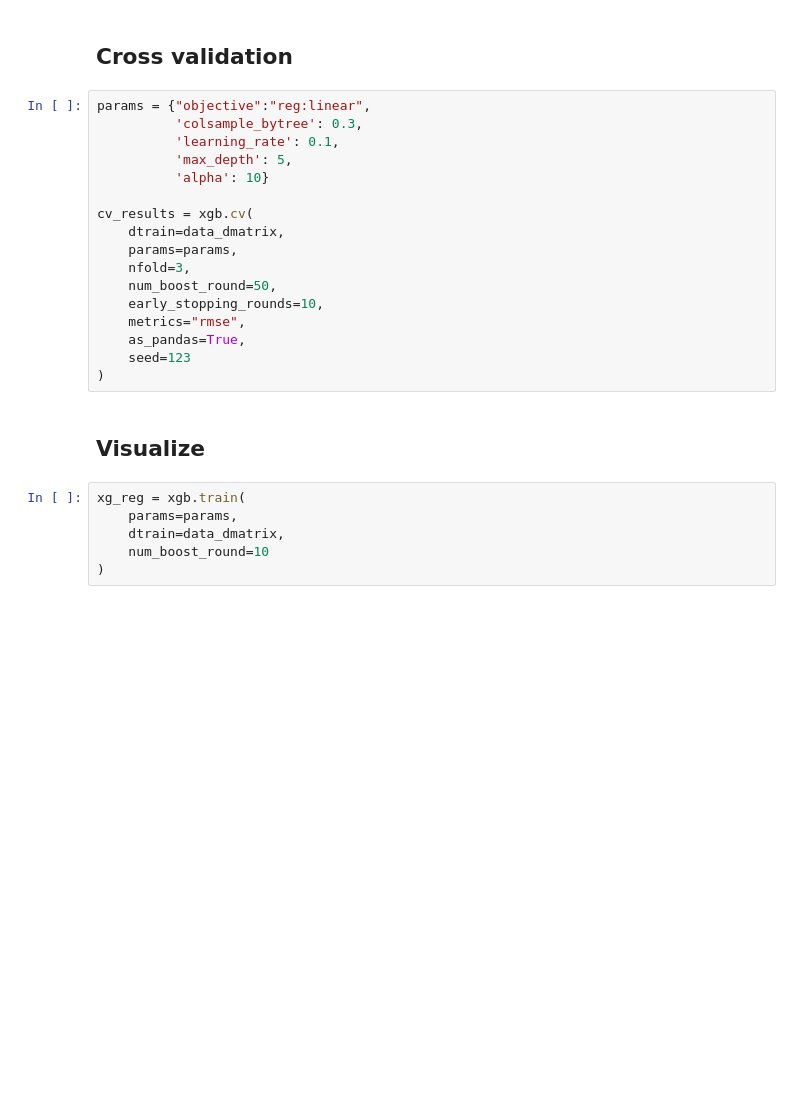
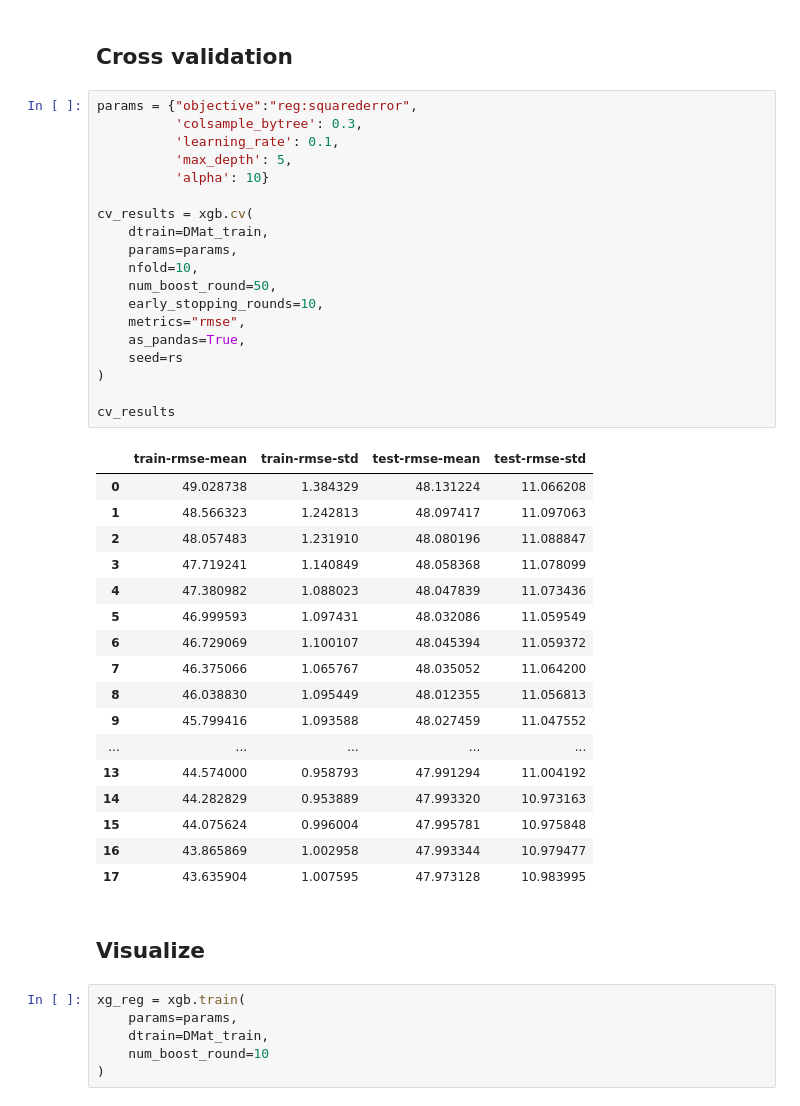
Before and after one commit to Mkyleran/mid-term-project-I, a Jupyter notebook: src/XGBoost.ipynb, the cells around one changed output. Cells and saved outputs as stored; diff of their text form; blank space fills up the shorter version.

```diff
--- a/src/XGBoost.ipynb
+++ b/src/XGBoost.ipynb
@@ -245,28 +286,48 @@ print(f'RMSE: {rmse}')
 # %% [markdown]
 ## Cross validation
 # %%
-params = {"objective":"reg:linear",
+params = {"objective":"reg:squarederror",
           'colsample_bytree': 0.3,
           'learning_rate': 0.1,
           'max_depth': 5,
           'alpha': 10}
 
 cv_results = xgb.cv(
-    dtrain=data_dmatrix,
+    dtrain=DMat_train,
     params=params,
-    nfold=3,
+    nfold=10,
     num_boost_round=50,
     early_stopping_rounds=10,
     metrics="rmse",
     as_pandas=True,
-    seed=123
+    seed=rs
 )
+
+cv_results
+# %% [output]
+|  | train-rmse-mean | train-rmse-std | test-rmse-mean | test-rmse-std |
+| 0 | 49.028738 | 1.384329 | 48.131224 | 11.066208 |
+| 1 | 48.566323 | 1.242813 | 48.097417 | 11.097063 |
+| 2 | 48.057483 | 1.231910 | 48.080196 | 11.088847 |
+| 3 | 47.719241 | 1.140849 | 48.058368 | 11.078099 |
+| 4 | 47.380982 | 1.088023 | 48.047839 | 11.073436 |
+| 5 | 46.999593 | 1.097431 | 48.032086 | 11.059549 |
+| 6 | 46.729069 | 1.100107 | 48.045394 | 11.059372 |
+| 7 | 46.375066 | 1.065767 | 48.035052 | 11.064200 |
+| 8 | 46.038830 | 1.095449 | 48.012355 | 11.056813 |
+| 9 | 45.799416 | 1.093588 | 48.027459 | 11.047552 |
+| ... | ... | ... | ... | ... |
+| 13 | 44.574000 | 0.958793 | 47.991294 | 11.004192 |
+| 14 | 44.282829 | 0.953889 | 47.993320 | 10.973163 |
+| 15 | 44.075624 | 0.996004 | 47.995781 | 10.975848 |
+| 16 | 43.865869 | 1.002958 | 47.993344 | 10.979477 |
+| 17 | 43.635904 | 1.007595 | 47.973128 | 10.983995 |
 # %% [markdown]
 ## Visualize
 # %%
 xg_reg = xgb.train(
     params=params,
-    dtrain=data_dmatrix,
+    dtrain=DMat_train,
     num_boost_round=10
 )
 # %%
```
Also changed, not shown: parts of 8 cells of this notebook.
